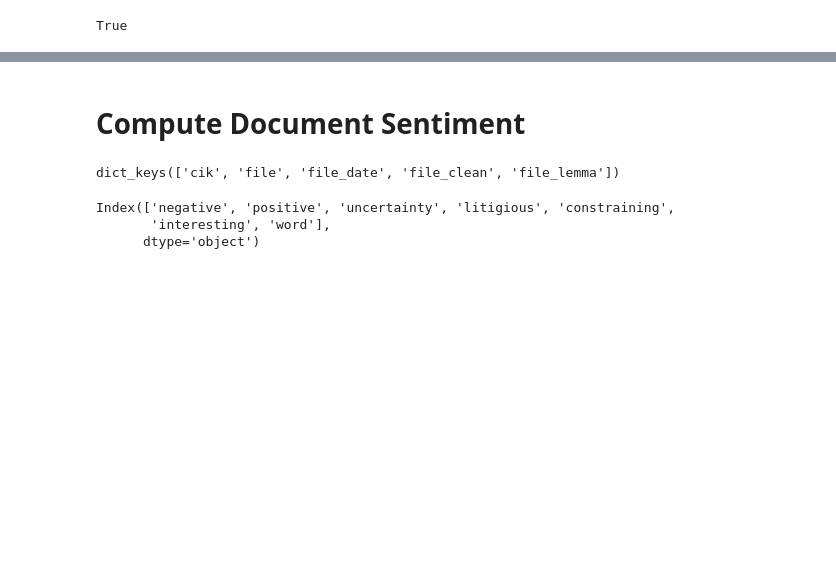
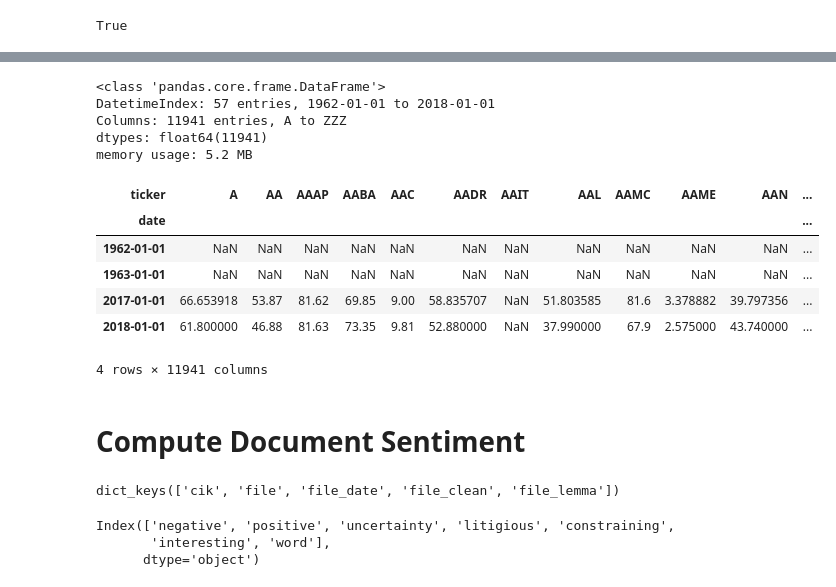
Before and after one commit to manualrg/dslab-ai-for-trading, a Jupyter notebook: notebooks/05_nlp_quant/02_10ksent_analysis.ipynb, the cells around one changed output, grey strips where cells are left out. Drawn from its saved outputs; the diff is of its cells as text; code cells hidden in the pictures; blank space fills up the shorter version.

```diff
--- a/notebooks/05_nlp_quant/02_10ksent_analysis.ipynb
+++ b/notebooks/05_nlp_quant/02_10ksent_analysis.ipynb
@@ -26,2 +23,6 @@ The autoreload extension is already loaded. To reload it, use:
 # %%
 cfg = utils.read_conf()
+# %%
+INPATH1 = os.path.join(io_utils.interim_path, 'sec_10k', '')
+INPATH2 = os.path.join(io_utils.raw_path, 'market_data', cfg['quantopian']['dataset4']['folder'],'')
+os.path.isdir(INPATH1), os.path.isdir(INPATH2)
@@ -28 +31,6 @@ cfg = utils.read_conf()
+# %%
+INFILE1 = 'metadata.pkl'
+INFILE2 = 'sec_10k.pkl'
+INFILE3 =  'parsed_sentiment_loughran_mcdonald.csv'
+INFILE4 = cfg['quantopian']['dataset4']['prices']
 # %%
@@ -52,3 +57,24 @@ file_dates = metadata['file_dates']
+# %%
+# Yearly pricing
+pricing = pd.read_csv(INPATH2 + INFILE4, parse_dates=['date'])
+pricing = pricing.pivot(index='date', columns='ticker', values='adj_close')
+pricing.info()
+# %% [output]
+<class 'pandas.core.frame.DataFrame'>
+DatetimeIndex: 57 entries, 1962-01-01 to 2018-01-01
+Columns: 11941 entries, A to ZZZ
+dtypes: float64(11941)
+memory usage: 5.2 MB
+# %%
+pd.concat([pricing.head(2), pricing.tail(2)], axis=0)
+# %% [output]
+| ticker | A | AA | AAAP | AABA | AAC | AADR | AAIT | AAL | AAMC | AAME | AAN | ... |
+| date |  |  |  |  |  |  |  |  |  |  |  | ... |
+| 1962-01-01 | NaN | NaN | NaN | NaN | NaN | NaN | NaN | NaN | NaN | NaN | NaN | ... |
+| 1963-01-01 | NaN | NaN | NaN | NaN | NaN | NaN | NaN | NaN | NaN | NaN | NaN | ... |
+| 2017-01-01 | 66.653918 | 53.87 | 81.62 | 69.85 | 9.00 | 58.835707 | NaN | 51.803585 | 81.6 | 3.378882 | 39.797356 | ... |
+| 2018-01-01 | 61.800000 | 46.88 | 81.63 | 73.35 | 9.81 | 52.880000 | NaN | 37.990000 | 67.9 | 2.575000 | 43.740000 | ... |
+4 rows × 11941 columns
 # %% [markdown]
 # Compute Document Sentiment
 # %%
```
Also changed, not shown: parts of 16 cells of this notebook, 1 other file.
